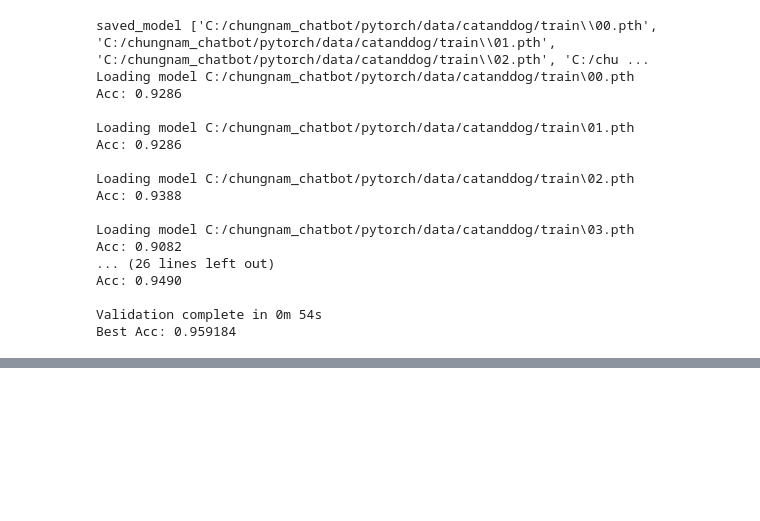
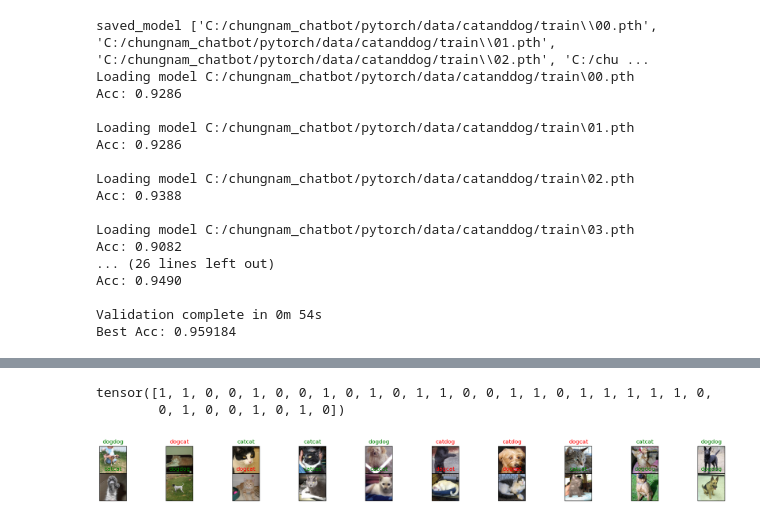
Before and after one commit to freshmea/chungnam_chatbot, a Jupyter notebook: pytorch/torch19.ipynb, the cells around one changed output, grey strips where cells are left out. Saved outputs shown, nothing was run; the diff lists cells and outputs as text; code cells hidden in the pictures; blank space fills up the shorter version.

```diff
--- a/pytorch/torch19.ipynb
+++ b/pytorch/torch19.ipynb
@@ -273,0 +285,28 @@ Best Acc: 0.959184
+# %%
+def im_convert(tensor):
+    image = tensor.clone().detach().numpy()
+    image = image.transpose(1,2,0)
+    image = image * (np.array((0.5,0.5,0.5)) + np.array((0.5,0.5,0.5)))
+    image = image.clip(0,1)
+    return image
+# %%
+classes = {0:'cat', 1:'dog'}
+
+dataiter = test_loader._get_iterator()
+images, labels = dataiter._next_data()
+output = model(images)
+_, preds = torch.max(output, 1)
+
+print(preds)
+
+fig = plt.figure(figsize=(25,4))
+for idx in np.arange(20):
+    ax = fig.add_subplot(2, 10, idx+1, xticks=[], yticks=[])
+    plt.imshow(im_convert(images[idx]))
+    ax.set_title(f"{classes[preds[idx].item()]}{classes[labels[idx].item()]}", color=("green" if preds[idx]==labels[idx] else "red"))
+plt.subplots_adjust(bottom=0.2, top=0.6, hspace=0)
+plt.show()
+# %% [output]
+tensor([1, 1, 0, 0, 1, 0, 0, 1, 0, 1, 0, 1, 1, 0, 0, 1, 1, 0, 1, 1, 1, 1, 1, 0,
+        0, 1, 0, 0, 1, 0, 1, 0])
+[figure, added]
```
Also changed, not shown: parts of 2 cells of this notebook, 3 other files.
